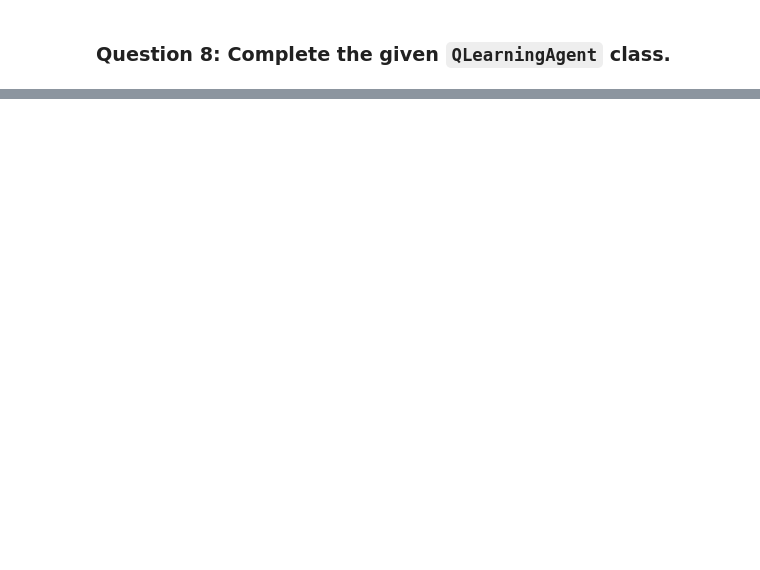
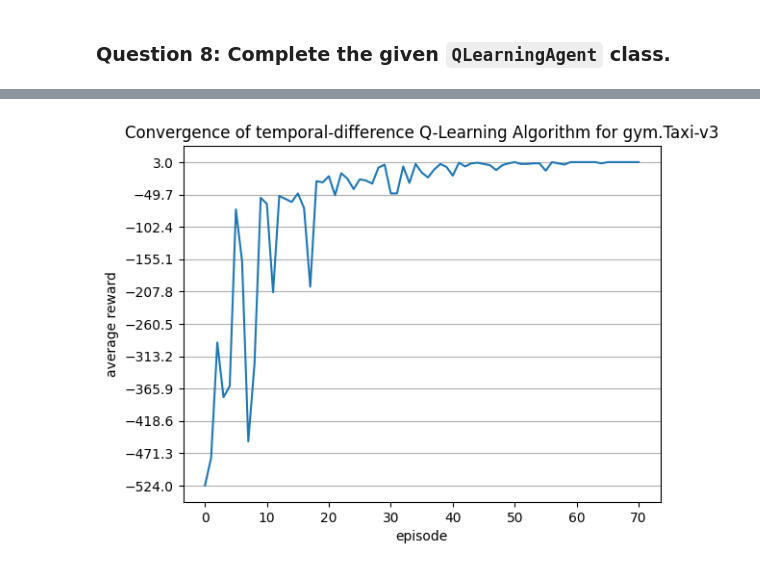
Before and after one commit to ALotov2000/gym-frozen-lake-and-taxi-solved-by-reinforcement-learning, a Jupyter notebook: src/main.ipynb, the cells around one changed output, grey strips where cells are left out. Saved outputs shown, nothing was run; the diff lists cells and outputs as text; code cells hidden in the pictures; blank space fills up the shorter version.

```diff
--- a/src/main.ipynb
+++ b/src/main.ipynb
@@ -515,0 +596,6 @@ plt.show()
+# %%
+reward_sum = do_learning(does_lr_decay=True)
+# %%
+show_convergence(reward_sum)
+# %% [output]
+[figure, added]
```
Also changed, not shown: parts of 31 cells of this notebook.
